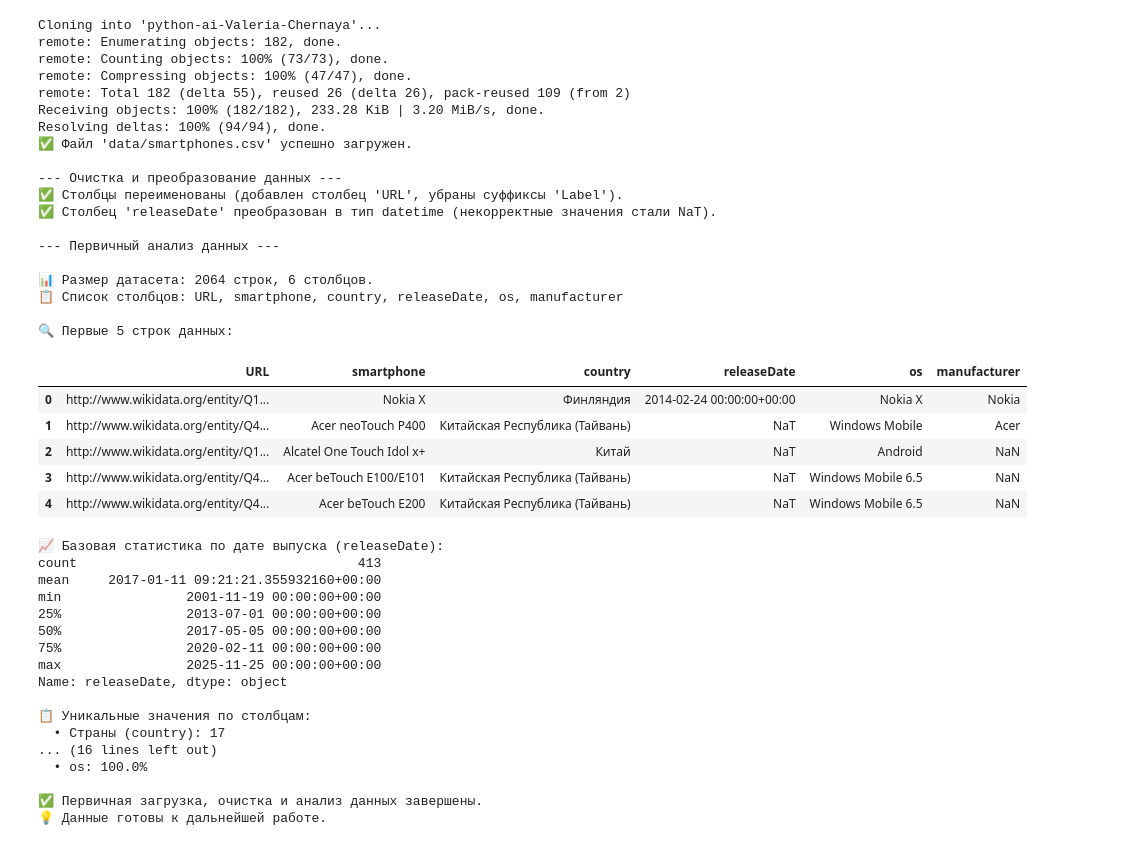
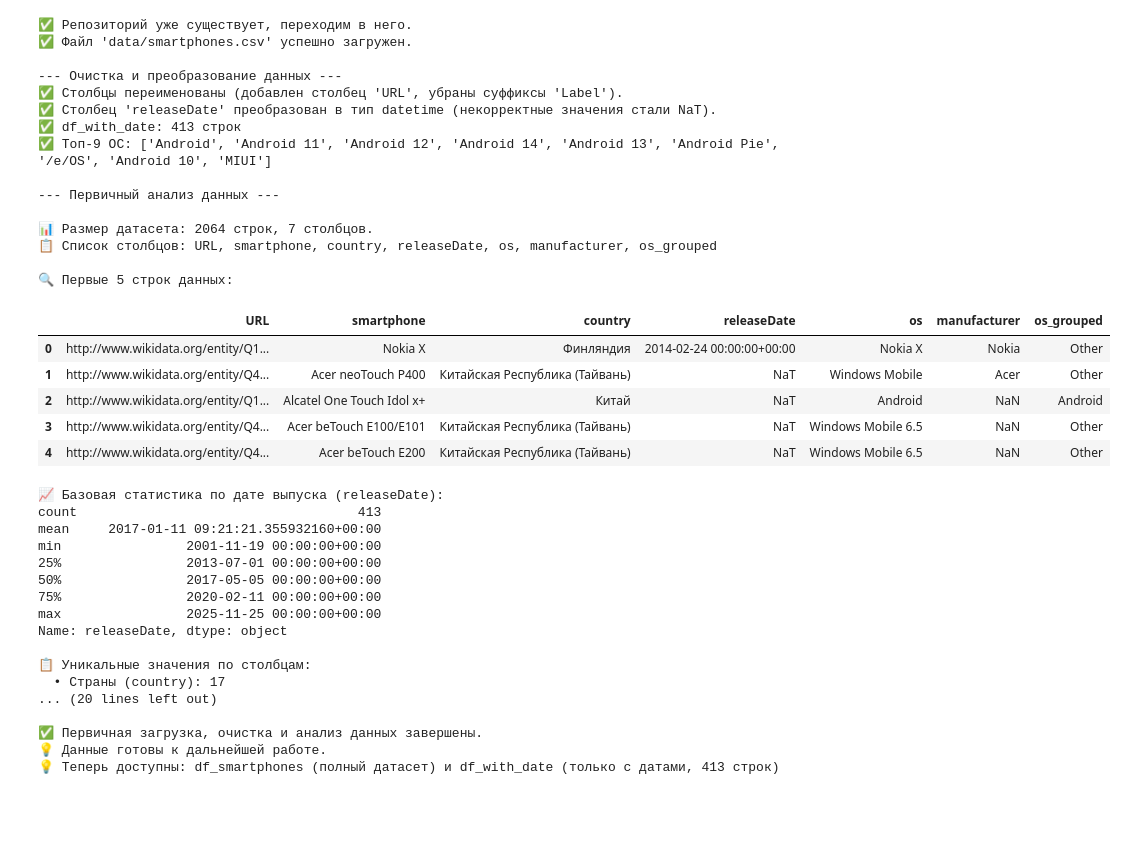
Before and after one commit to valeriachernaya/python-ai-Valeria-Chernaya, a Jupyter notebook: notebooks/viz1_country_os_heatmap.ipynb, the cells around one changed output. Saved outputs shown, nothing was run; the diff lists cells and outputs as text; code cells hidden in the pictures; blank space fills up the shorter version.

```diff
--- a/notebooks/viz1_country_os_heatmap.ipynb
+++ b/notebooks/viz1_country_os_heatmap.ipynb
@@ -43,12 +2,0 @@ print("✅ Репозиторий готов, теперь мы работаем
-# %%
-# 🐱 Шаг 2A. Чтение CSV-файлов в pandas
-
-# 🔴 ИЗМЕНЕНО: читаем ваш файл smartphones.csv вместо примеров с мультфильмами
-df_smartphones = pd.read_csv("data/smartphones.csv")
-
-print("✅ Загружено строк в df_smartphones:", len(df_smartphones))  # 🔴 ИЗМЕНЕНО: имя переменной и текст
-
-# 🔴 ДОБАВЛЕНО: быстрая проверка структуры ваших данных
-print("\n📋 Столбцы в датасете:", df_smartphones.columns.tolist())
-print("\n🔍 Первые 3 строки:")
-display(df_smartphones.head(3))
@@ -406,6 +45,8 @@ print("💡 Переменные df_with_date и df_with_manuf готовы к
 # 1. Импорт библиотек
 import pandas as pd
 import numpy as np
+import seaborn as sns
+import matplotlib.pyplot as plt
 
 # 2. Клонирование репозитория (если вы не в нём)
 # Проверяем, находимся ли мы уже в папке с репозиторием.
@@ -452,6 +93,20 @@ df_smartphones["releaseDate"] = pd.to_datetime(
 )
 print("✅ Столбец 'releaseDate' преобразован в тип datetime (некорректные значения стали NaT).")
 
+# Создаем df_with_date с годом
+df_with_date = df_smartphones[df_smartphones['releaseDate'].notna()].copy()
+df_with_date['year'] = df_with_date['releaseDate'].dt.year
+
+# Группируем ОС в топ-9 + Other
+top9 = df_smartphones['os'].value_counts().nlargest(9).index.tolist()
+df_smartphones['os_grouped'] = df_smartphones['os'].apply(
+    lambda x: x if x in top9 else 'Other')
+df_with_date['os_grouped'] = df_with_date['os'].apply(
+    lambda x: x if x in top9 else 'Other')
+
+print(f"✅ df_with_date: {len(df_with_date)} строк")
+print(f"✅ Топ-9 ОС: {top9}")
+
 # 5. Первичный анализ данных
 print("\n--- Первичный анализ данных ---")
 
@@ -471,49 +126,47 @@ print(df_smartphones["releaseDate"].describe())
 
 # Количество уникальных значений в ключевых столбцах
 print("\n📋 Уникальные значения по столбцам:")
 print(f"  • Страны (country): {df_smartphones['country'].nunique()}")
 print(f"  • Операционные системы (os): {df_smartphones['os'].nunique()}")
+print(f"  • Группированные ОС (os_grouped): {df_smartphones['os_grouped'].nunique()}")
 print(f"  • Производители (manufacturer): {df_smartphones['manufacturer'].nunique()}")
 
 # Проверка на пропущенные значения
 print("\n⚠️ Пропущенные значения (NaN) в столбцах:")
 print(df_smartphones.isnull().sum())
 
 # Заполненность ключевых полей в процентах
 print("\n📊 Заполненность ключевых полей (в %):")
-for col in ['releaseDate', 'manufacturer', 'country', 'os']:
+for col in ['releaseDate', 'manufacturer', 'country', 'os', 'os_grouped']:
     if col in df_smartphones.columns:
         pct = df_smartphones[col].notna().mean() * 100
         print(f"  • {col}: {pct:.1f}%")
 
 print("\n✅ Первичная загрузка, очистка и анализ данных завершены.")
 print("💡 Данные готовы к дальнейшей работе.")
+print(f"💡 Теперь доступны: df_smartphones (полный датасет) и df_with_date (только с датами, {len(df_with_date)} строк)")
 # %% [output]
-Cloning into 'python-ai-Valeria-Chernaya'...
-remote: Enumerating objects: 182, done.
-remote: Counting objects: 100% (73/73), done.
-remote: Compressing objects: 100% (47/47), done.
-remote: Total 182 (delta 55), reused 26 (delta 26), pack-reused 109 (from 2)
-Receiving objects: 100% (182/182), 233.28 KiB | 3.20 MiB/s, done.
-Resolving deltas: 100% (94/94), done.
+✅ Репозиторий уже существует, переходим в него.
 ✅ Файл 'data/smartphones.csv' успешно загружен.
 
 --- Очистка и преобразование данных ---
 ✅ Столбцы переименованы (добавлен столбец 'URL', убраны суффиксы 'Label').
 ✅ Столбец 'releaseDate' преобразован в тип datetime (некорректные значения стали NaT).
+✅ df_with_date: 413 строк
+✅ Топ-9 ОС: ['Android', 'Android 11', 'Android 12', 'Android 14', 'Android 13', 'Android Pie', '/e/OS', 'Android 10', 'MIUI']
 
 --- Первичный анализ данных ---
 
-📊 Размер датасета: 2064 строк, 6 столбцов.
-📋 Список столбцов: URL, smartphone, country, releaseDate, os, manufacturer
+📊 Размер датасета: 2064 строк, 7 столбцов.
+📋 Список столбцов: URL, smartphone, country, releaseDate, os, manufacturer, os_grouped
 
 🔍 Первые 5 строк данных:
-|  | URL | smartphone | country | releaseDate | os | manufacturer |
-| 0 | http://www.wikidata.org/entity/Q1... | Nokia X | Финляндия | 2014-02-24 00:00:00+00:00 | Nokia X | Nokia |
-| 1 | http://www.wikidata.org/entity/Q4... | Acer neoTouch P400 | Китайская Республика (Тайвань) | NaT | Windows Mobile | Acer |
-| 2 | http://www.wikidata.org/entity/Q1... | Alcatel One Touch Idol x+ | Китай | NaT | Android | NaN |
-| 3 | http://www.wikidata.org/entity/Q4... | Acer beTouch E100/E101 | Китайская Республика (Тайвань) | NaT | Windows Mobile 6.5 | NaN |
-| 4 | http://www.wikidata.org/entity/Q4... | Acer beTouch E200 | Китайская Республика (Тайвань) | NaT | Windows Mobile 6.5 | NaN |
+|  | URL | smartphone | country | releaseDate | os | manufacturer | os_grouped |
+| 0 | http://www.wikidata.org/entity/Q1... | Nokia X | Финляндия | 2014-02-24 00:00:00+00:00 | Nokia X | Nokia | Other |
+| 1 | http://www.wikidata.org/entity/Q4... | Acer neoTouch P400 | Китайская Республика (Тайвань) | NaT | Windows Mobile | Acer | Other |
+| 2 | http://www.wikidata.org/entity/Q1... | Alcatel One Touch Idol x+ | Китай | NaT | Android | NaN | Android |
+| 3 | http://www.wikidata.org/entity/Q4... | Acer beTouch E100/E101 | Китайская Республика (Тайвань) | NaT | Windows Mobile 6.5 | NaN | Other |
+| 4 | http://www.wikidata.org/entity/Q4... | Acer beTouch E200 | Китайская Республика (Тайвань) | NaT | Windows Mobile 6.5 | NaN | Other |
 📈 Базовая статистика по дате выпуска (releaseDate):
 count                                    413
 mean     2017-01-11 09:21:21.355932160+00:00
@@ -526,8 +179,8 @@ Name: releaseDate, dtype: object
 
 📋 Уникальные значения по столбцам:
   • Страны (country): 17
-... (16 lines left out)
-  • os: 100.0%
+... (20 lines left out)
 
 ✅ Первичная загрузка, очистка и анализ данных завершены.
 💡 Данные готовы к дальнейшей работе.
+💡 Теперь доступны: df_smartphones (полный датасет) и df_with_date (только с датами, 413 строк)
```
Also changed, not shown: parts of 16 cells of this notebook.
